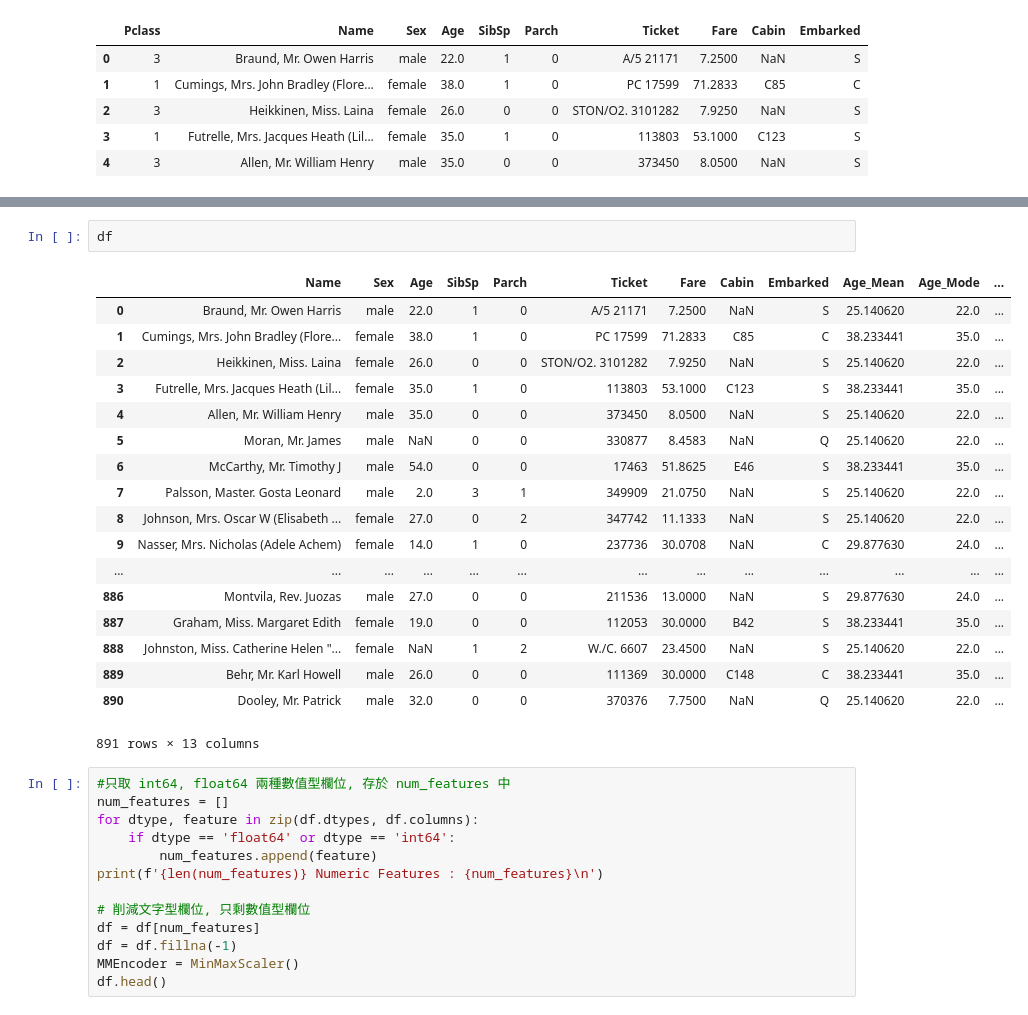
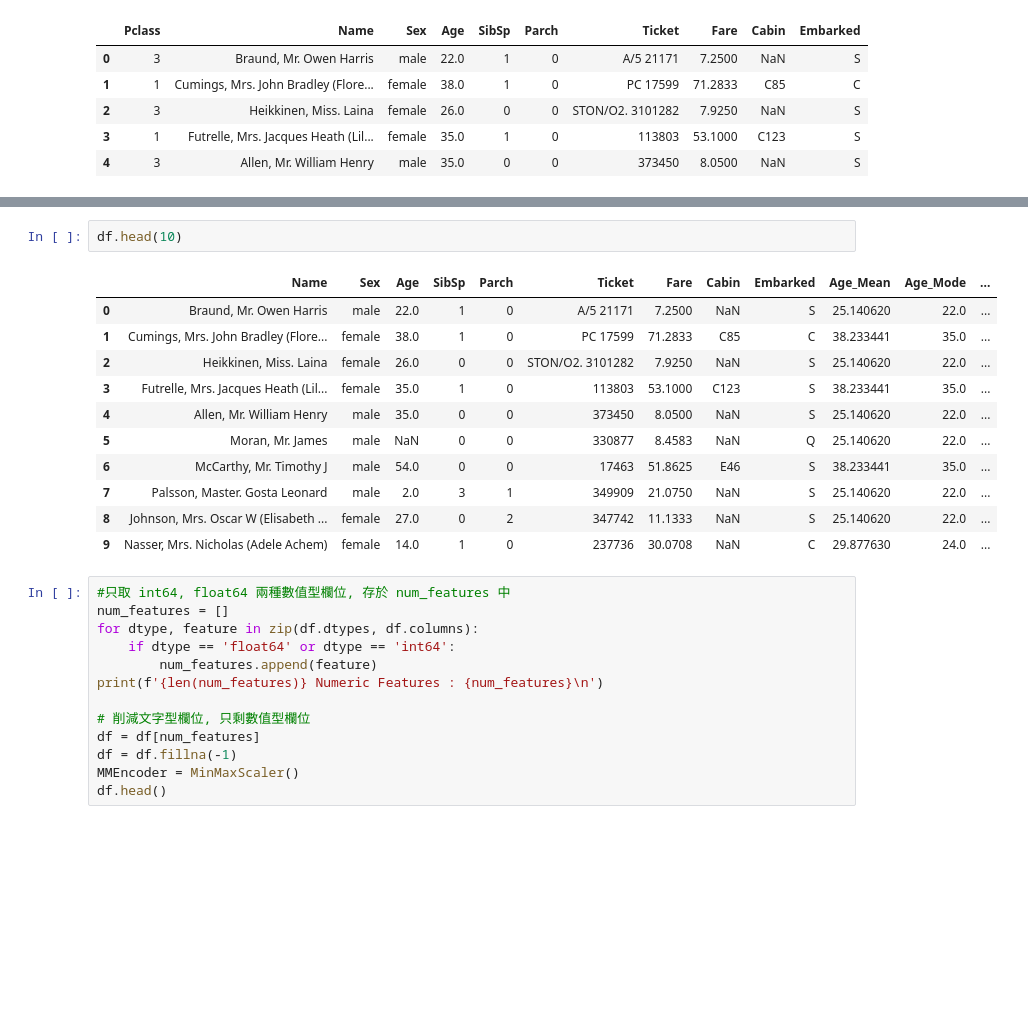
Before and after one commit to spiraleyeld/2nd-ML100Days, a Jupyter notebook: homework/Day_027_HW.ipynb, the cells around one changed output, grey strips where cells are left out. Cells and saved outputs as stored; diff of their text form; blank space fills up the shorter version.

```diff
--- a/homework/Day_027_HW.ipynb
+++ b/homework/Day_027_HW.ipynb
@@ -62,24 +115,17 @@ KeyError: 'Pclass'
 # %%
-df
+df.head(10)
 # %% [output]
 |  | Name | Sex | Age | SibSp | Parch | Ticket | Fare | Cabin | Embarked | Age_Mean | Age_Mode | ... |
 | 0 | Braund, Mr. Owen Harris | male | 22.0 | 1 | 0 | A/5 21171 | 7.2500 | NaN | S | 25.140620 | 22.0 | ... |
 | 1 | Cumings, Mrs. John Bradley (Flore... | female | 38.0 | 1 | 0 | PC 17599 | 71.2833 | C85 | C | 38.233441 | 35.0 | ... |
 | 2 | Heikkinen, Miss. Laina | female | 26.0 | 0 | 0 | STON/O2. 3101282 | 7.9250 | NaN | S | 25.140620 | 22.0 | ... |
 | 3 | Futrelle, Mrs. Jacques Heath (Lil... | female | 35.0 | 1 | 0 | 113803 | 53.1000 | C123 | S | 38.233441 | 35.0 | ... |
 | 4 | Allen, Mr. William Henry | male | 35.0 | 0 | 0 | 373450 | 8.0500 | NaN | S | 25.140620 | 22.0 | ... |
 | 5 | Moran, Mr. James | male | NaN | 0 | 0 | 330877 | 8.4583 | NaN | Q | 25.140620 | 22.0 | ... |
 | 6 | McCarthy, Mr. Timothy J | male | 54.0 | 0 | 0 | 17463 | 51.8625 | E46 | S | 38.233441 | 35.0 | ... |
 | 7 | Palsson, Master. Gosta Leonard | male | 2.0 | 3 | 1 | 349909 | 21.0750 | NaN | S | 25.140620 | 22.0 | ... |
 | 8 | Johnson, Mrs. Oscar W (Elisabeth ... | female | 27.0 | 0 | 2 | 347742 | 11.1333 | NaN | S | 25.140620 | 22.0 | ... |
 | 9 | Nasser, Mrs. Nicholas (Adele Achem) | female | 14.0 | 1 | 0 | 237736 | 30.0708 | NaN | C | 29.877630 | 24.0 | ... |
-| ... | ... | ... | ... | ... | ... | ... | ... | ... | ... | ... | ... | ... |
-| 886 | Montvila, Rev. Juozas | male | 27.0 | 0 | 0 | 211536 | 13.0000 | NaN | S | 29.877630 | 24.0 | ... |
-| 887 | Graham, Miss. Margaret Edith | female | 19.0 | 0 | 0 | 112053 | 30.0000 | B42 | S | 38.233441 | 35.0 | ... |
-| 888 | Johnston, Miss. Catherine Helen "... | female | NaN | 1 | 2 | W./C. 6607 | 23.4500 | NaN | S | 25.140620 | 22.0 | ... |
-| 889 | Behr, Mr. Karl Howell | male | 26.0 | 0 | 0 | 111369 | 30.0000 | C148 | C | 38.233441 | 35.0 | ... |
-| 890 | Dooley, Mr. Patrick | male | 32.0 | 0 | 0 | 370376 | 7.7500 | NaN | Q | 25.140620 | 22.0 | ... |
-891 rows × 13 columns
 # %%
 #只取 int64, float64 兩種數值型欄位, 存於 num_features 中
 num_features = []
```
Also changed, not shown: parts of 5 cells of this notebook.
